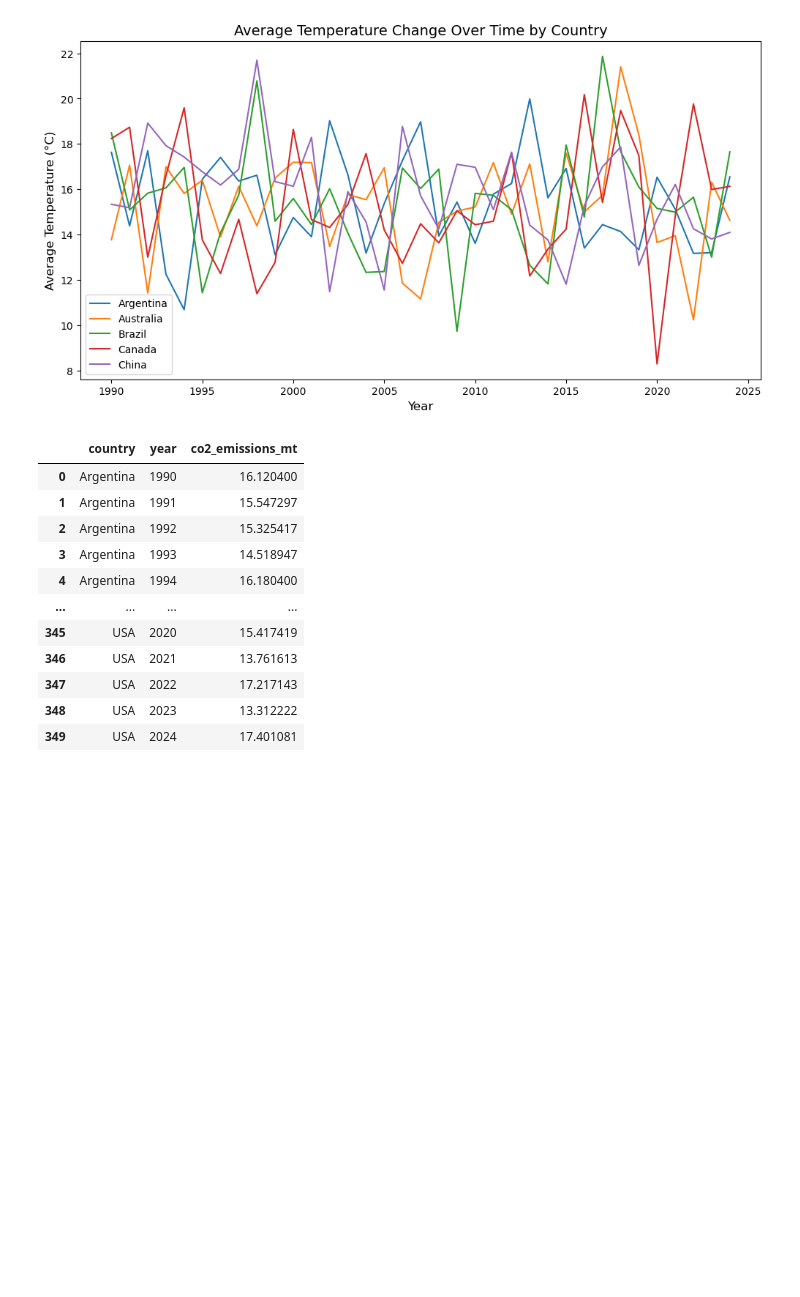
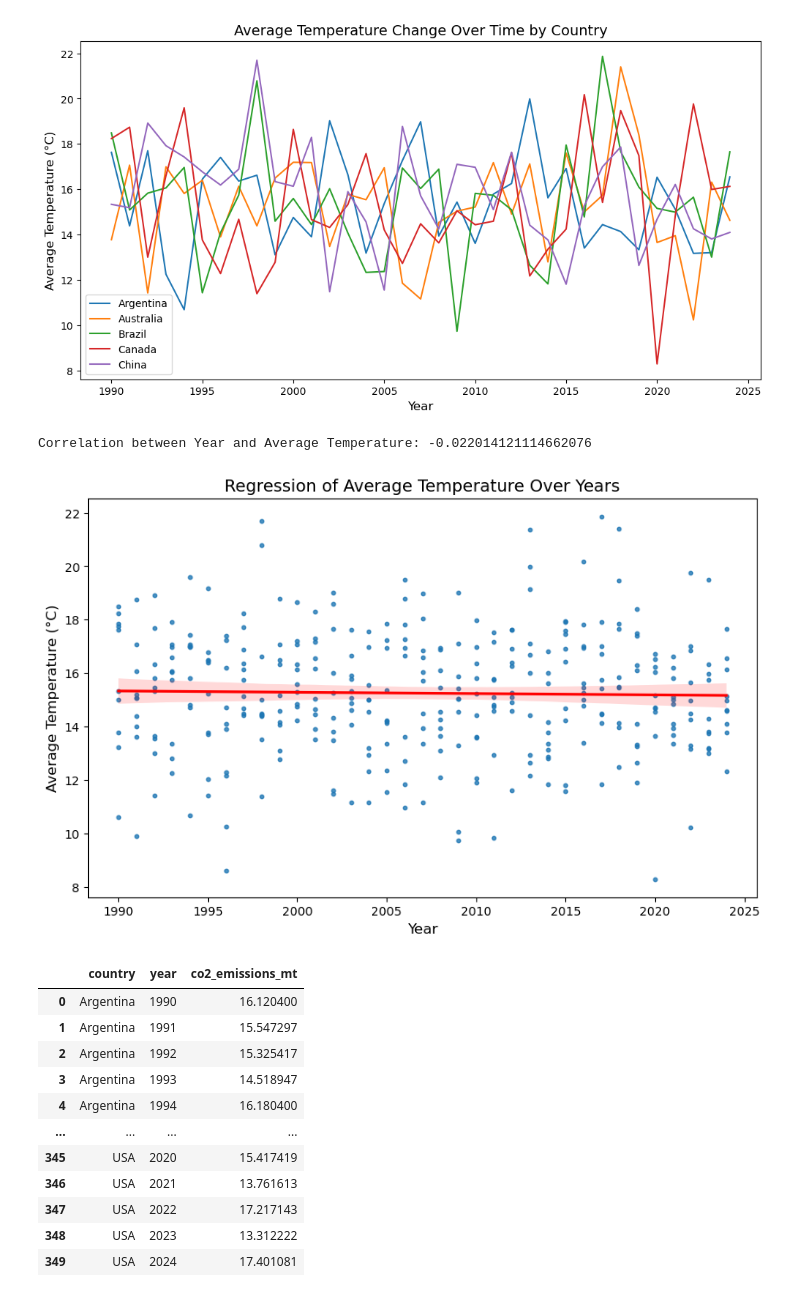
Before and after one commit to nickbartram/team6_project3, a Jupyter notebook: sura.ipynb, the cells around one changed output. Drawn from its saved outputs; the diff is of its cells as text; code cells hidden in the pictures; blank space fills up the shorter version.

```diff
--- a/sura.ipynb
+++ b/sura.ipynb
@@ -73,6 +73,21 @@ plt.legend()
 plt.show()
 # %% [output]
 [figure]
+# %%
+# Calculate correlation
+correlation = grouped_data1['year'].corr(grouped_data1['average_temperature_c'])
+print(f"Correlation between Year and Average Temperature: {correlation}")
+
+# Regression plot
+plt.figure(figsize=(10, 6))
+sns.regplot(x='year', y='average_temperature_c', data=grouped_data1, scatter_kws={'s':10}, line_kws={'color':'red'})
+plt.title('Regression of Average Temperature Over Years', fontsize=14)
+plt.xlabel('Year', fontsize=12)
+plt.ylabel('Average Temperature (°C)', fontsize=12)
+plt.show()
+# %% [output]
+Correlation between Year and Average Temperature: -0.022014121114662076
+[figure, added]
 # %%
 grouped_data2 = third_climate_df.groupby(['country', 'year'])['co2_emissions_mt'].mean().reset_index()
 # %%
```
Also changed, not shown: parts of 5 cells of this notebook.
